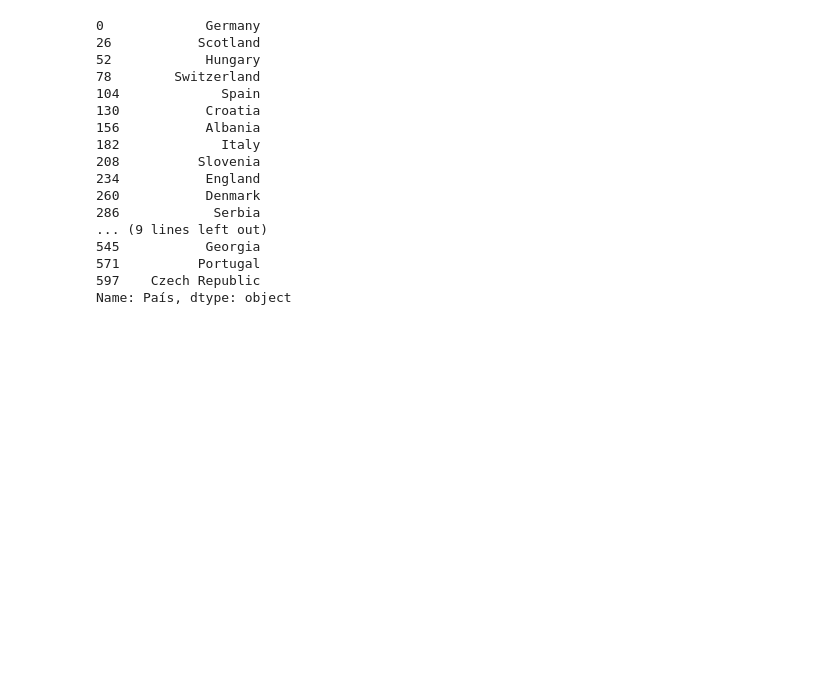
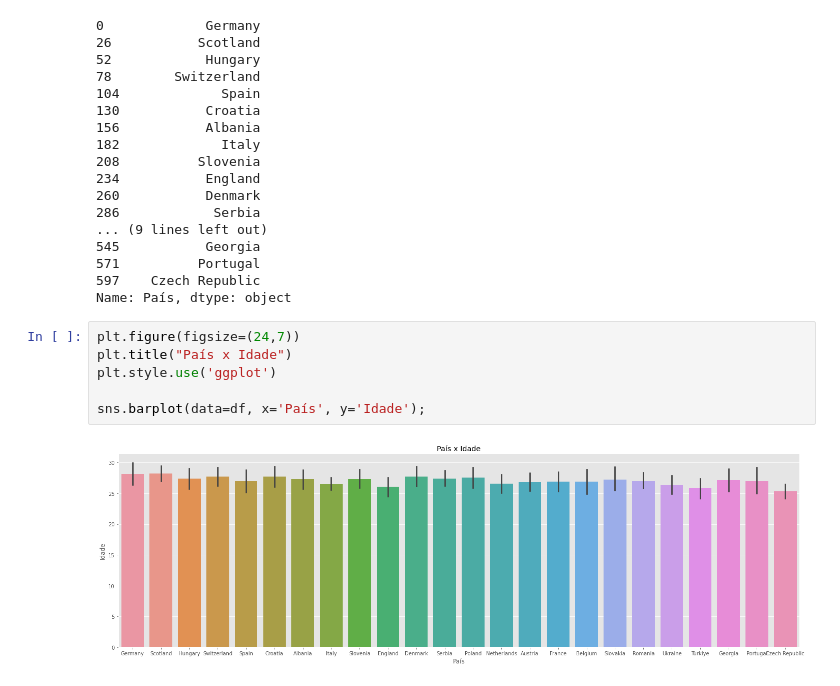
Before and after one commit to dataibr/Euro2024, a Jupyter notebook: euro2024.ipynb, the cells around one changed output. Drawn from its saved outputs; the diff is of its cells as text; blank space fills up the shorter version.

```diff
--- a/euro2024.ipynb
+++ b/euro2024.ipynb
@@ -179,3 +179,11 @@ df['País'].drop_duplicates()
 571          Portugal
 597    Czech Republic
 Name: País, dtype: object
+# %%
+plt.figure(figsize=(24,7))
+plt.title("País x Idade")
+plt.style.use('ggplot')
+
+sns.barplot(data=df, x='País', y='Idade');
+# %% [output]
+[figure, added]
```
